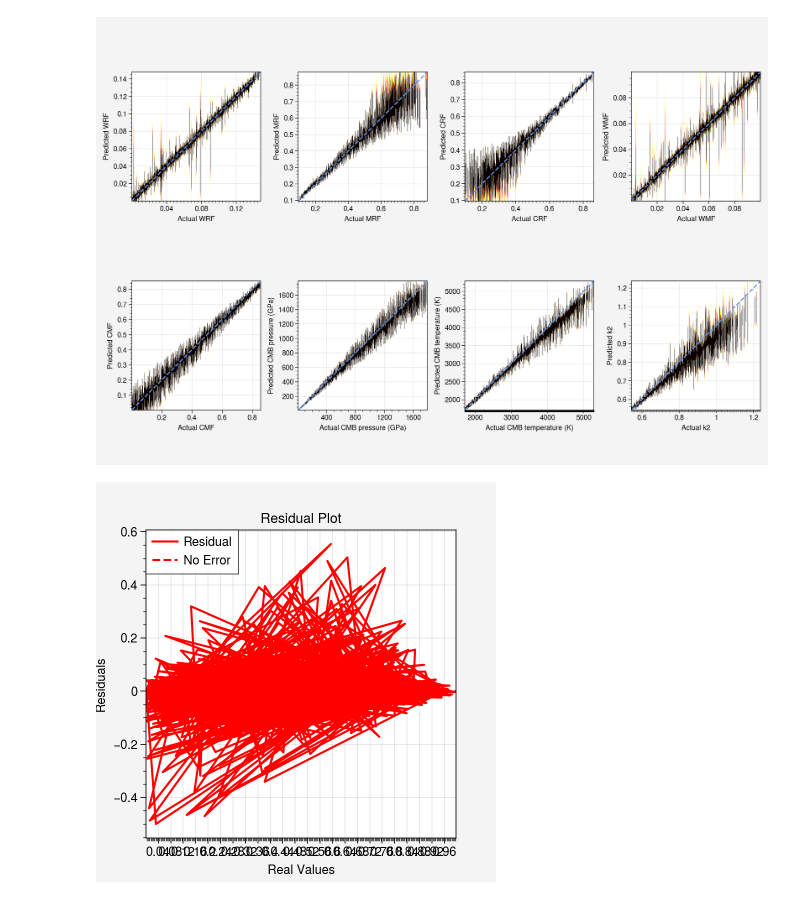
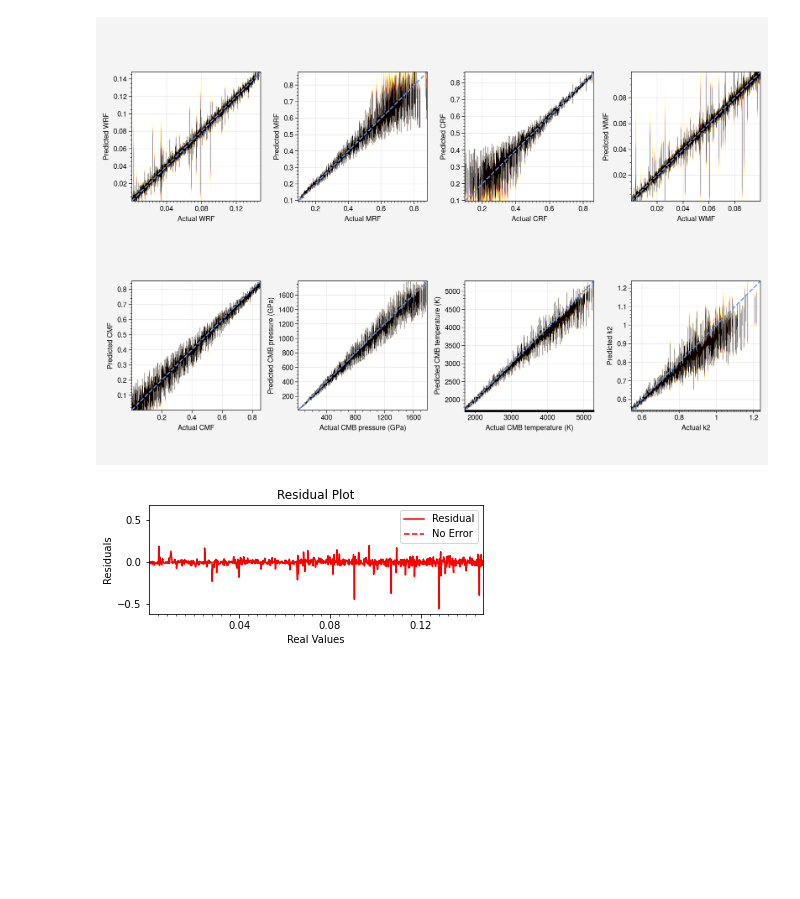
Before and after one commit to ArdenteX/Rockey_Reconstruction, a Jupyter notebook: Rock/RockyExoV3Plotting.ipynb, the cells around one changed output. Drawn from its saved outputs; the diff is of its cells as text; code cells hidden in the pictures; blank space fills up the shorter version.

```diff
--- a/Rock/RockyExoV3Plotting.ipynb
+++ b/Rock/RockyExoV3Plotting.ipynb
@@ -73,14 +101,14 @@ sub_t_y = t_y[rand_idx]
 # %%
 model.eval()
 # Predict
-pi, mu, sigma = model(torch.from_numpy(sub_t_x).to('cuda'))
+pi, mu, sigma = model(torch.from_numpy(sub_t_x))
 mix = Mixture()
 criterion = NLLLoss()
 mse = nn.MSELoss()
 sample = mix(pi, mu, sigma).sample()
-print("NLLLoss: {}, MSE: {}, R2: {}".format(criterion(pi, mu, sigma, torch.from_numpy(sub_t_y).to('cuda')),
-                                            mse(torch.from_numpy(sub_t_y).to('cuda'), sample),
-                                            r2_score(sample, torch.from_numpy(sub_t_y).to('cuda'))))
+print("NLLLoss: {}, MSE: {}, R2: {}".format(criterion(pi, mu, sigma, torch.from_numpy(sub_t_y)),
+                                            mse(torch.from_numpy(sub_t_y), sample),
+                                            r2_score(sample, torch.from_numpy(sub_t_y))))
 # pi_exp = torch.exp(pi)
 # mu_np = mu.detach().cpu().numpy()
 # sigma_np = sigma.detach().cpu().numpy()
@@ -187,46 +215,41 @@ Locator attempting to generate 89205 ticks ([1716.28, ..., 5284.44]), which exce
 Locator attempting to generate 89205 ticks ([1716.28, ..., 5284.44]), which exceeds Locator.MAXTICKS (1000).
 [figure]
 # %%
-residual = torch.from_numpy(sub_t_y) - sample.to('cpu')
+residual = torch.from_numpy(sub_t_y) - sample
+residual = residual.numpy()
 # %%
-fig, ax1 = plt.subplots()
+# positive_idx = np.where(residual[:, 0] >= 0)[0]
+# positive_t_y = sub_t_y[positive_idx, 0]
+# positive_residual = residual[positive_idx, 0]
 
-# 绘制第一个y轴的图表
-ax1.plot(sub_t_y[:, 0], sample.detach().cpu().numpy()[:, 0], 'b-', label='y1: y=x^2')
-ax1.set_xlabel('X')
-# ax1.set_ylabel('Y1', color='b')
-ax1.tick_params(axis='y', labelcolor='b')
-#
-# # 创建第二个Y轴
-# ax2 = ax1.twinx()
-# ax2.plot(x, y2, 'r-', label='y2: y=x')
-# # ax2.set_ylabel('Y2', color='r')
-# ax2.tick_params(axis='y', labelcolor='r')
+sorted_idx = np.argsort(sub_t_y[:, 0])
+plot_t_y = sub_t_y[sorted_idx, 0]
+plot_residual = residual[sorted_idx, 0]
 
-# 添加标题
-# plt.title('双Y轴示例图')
-
-# 显示图表
-plt.show()
+inverse_y = m_y.inverse_transform(sub_t_y)
 # %%
-fig, ax = plt.subplots()
-ax.plot(sub_t_y[:, 0], residual[:, 0], color='r', label='Residual')
+fig, ax = plt.subplots(figsize=(6, 2))
+ax.plot(plot_t_y, plot_residual, color='r', label='Residual')
 ax.axhline(y=0, color='red', linestyle='--', label='No Error')
 
 xlocators = [ticker.MultipleLocator(value) for value in [
     0.04, 0.2, 0.2, 0.02, 0.2, 400, 1000, 0.2
 ]]
 xminorlocators = [ticker.MultipleLocator(value) for value in [
     0.004, 0.02, 0.02, 0.02, 40, 100, 0.04, 0.004
 ]]
-ax.set_xlim(min(sub_t_y[:, 0]), max(sub_t_y[:, 0]))
+
+# tx, ty = [inverse_y[int(i / OUTPUT_DIMS), o], y_min]
+
+ax.set_xlim(min(inverse_y[:, 0]), max(inverse_y[:, 0]))
+# ax.set_ylim(-max(sub_t_y[:, 0]), max(sub_t_y[:, 0]))
 ax.xaxis.set_major_locator(xlocators[0])
 ax.xaxis.set_minor_locator(xminorlocators[0])
 
 plt.xlabel('Real Values')
 plt.ylabel('Residuals')
 plt.title('Residual Plot')
 plt.legend()
 plt.show()
 # %% [output]
-[figure, old version]
+[figure, new version]
```
Also changed, not shown: parts of 9 cells of this notebook, 1 other file.
